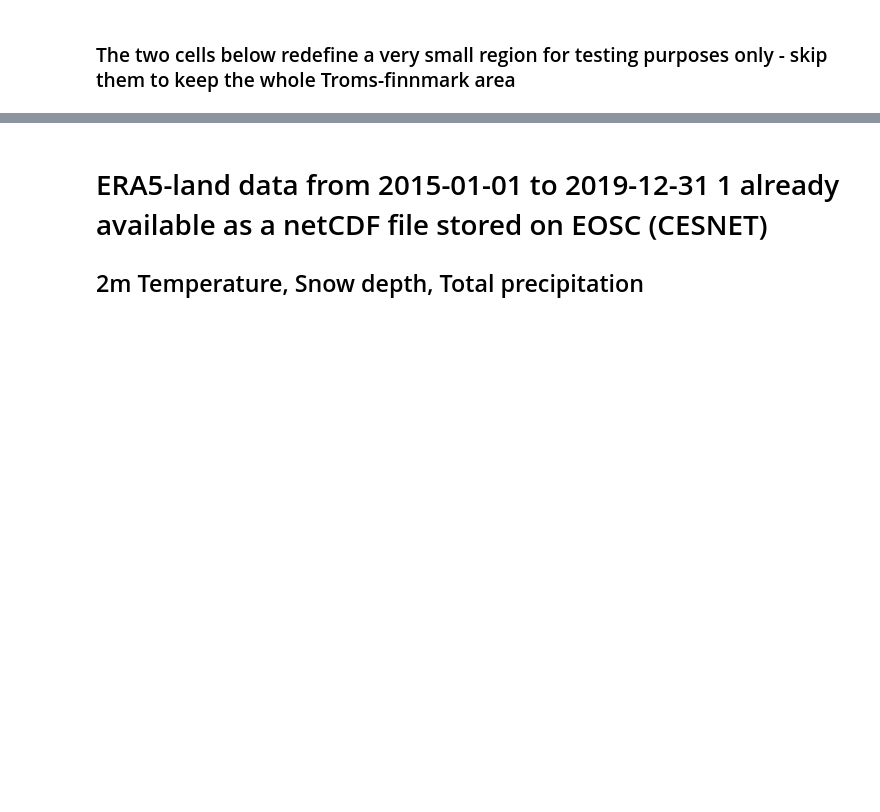
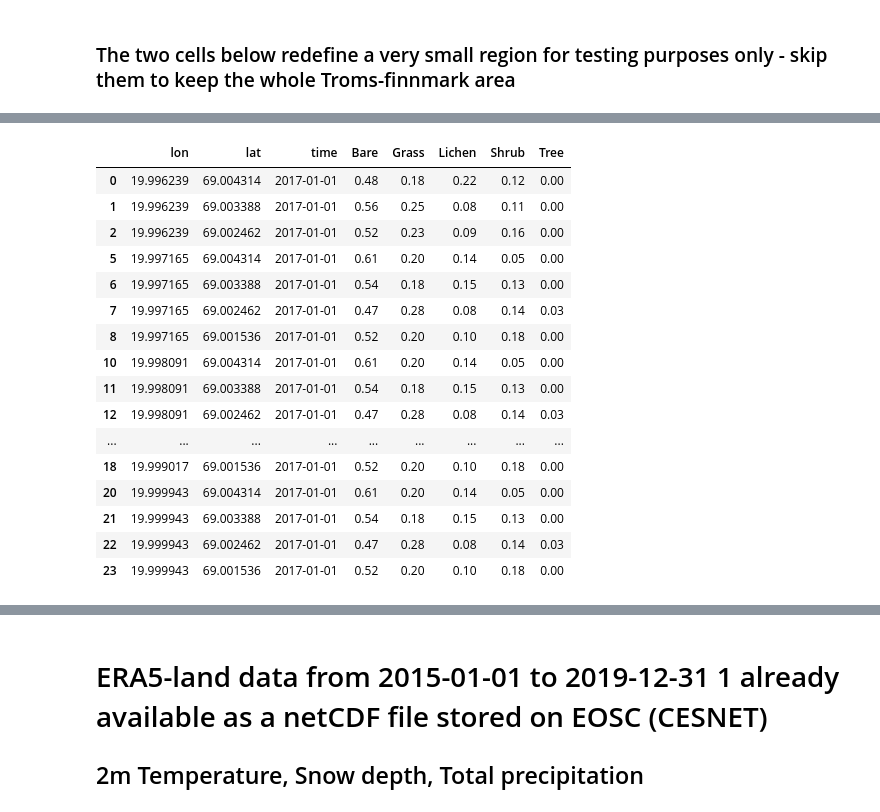
Before and after one commit to j34ni/Vegetation_in_Troms_and_Finnmark, a Jupyter notebook: finn.ipynb, the cells around one changed output, grey strips where cells are left out. Drawn from its saved outputs; the diff is of its cells as text; code cells hidden in the pictures; blank space fills up the shorter version.

```diff
--- a/finn.ipynb
+++ b/finn.ipynb
@@ -78,0 +188,6 @@ df = df.dropna(subset=['MossLichen_CoverFraction_layer'])
+# %%
+df = df.loc[(df['Lichen'] > 0) & (df['Lichen'] <= 100)]
+# %%
+for col in ["Bare", "Grass", "Lichen", "Shrub", "Tree"]:
+    print(col)
+    df[col] = df[col].fillna(0)
@@ -78,0 +205,2 @@ df = df.dropna(subset=['MossLichen_CoverFraction_layer'])
+# %%
+df["tot"]  = (df['Bare'] + df['Grass'] + df['Lichen'] + df['Shrub'] + df['Tree'])
@@ -78,0 +213,4 @@ df = df.dropna(subset=['MossLichen_CoverFraction_layer'])
+# %%
+for col in ["Bare", "Grass", "Lichen", "Shrub", "Tree"]:
+    print(col)
+    df[col] = df[col] / df["tot"]
@@ -79,2 +228,23 @@ df = df.dropna(subset=['MossLichen_CoverFraction_layer'])
+# %%
+df = df.drop(["tot"], axis=1)
+df
+# %% [output]
+|  | lon | lat | time | Bare | Grass | Lichen | Shrub | Tree |
+| 0 | 19.996239 | 69.004314 | 2017-01-01 | 0.48 | 0.18 | 0.22 | 0.12 | 0.00 |
+| 1 | 19.996239 | 69.003388 | 2017-01-01 | 0.56 | 0.25 | 0.08 | 0.11 | 0.00 |
+| 2 | 19.996239 | 69.002462 | 2017-01-01 | 0.52 | 0.23 | 0.09 | 0.16 | 0.00 |
+| 5 | 19.997165 | 69.004314 | 2017-01-01 | 0.61 | 0.20 | 0.14 | 0.05 | 0.00 |
+| 6 | 19.997165 | 69.003388 | 2017-01-01 | 0.54 | 0.18 | 0.15 | 0.13 | 0.00 |
+| 7 | 19.997165 | 69.002462 | 2017-01-01 | 0.47 | 0.28 | 0.08 | 0.14 | 0.03 |
+| 8 | 19.997165 | 69.001536 | 2017-01-01 | 0.52 | 0.20 | 0.10 | 0.18 | 0.00 |
+| 10 | 19.998091 | 69.004314 | 2017-01-01 | 0.61 | 0.20 | 0.14 | 0.05 | 0.00 |
+| 11 | 19.998091 | 69.003388 | 2017-01-01 | 0.54 | 0.18 | 0.15 | 0.13 | 0.00 |
+| 12 | 19.998091 | 69.002462 | 2017-01-01 | 0.47 | 0.28 | 0.08 | 0.14 | 0.03 |
+| ... | ... | ... | ... | ... | ... | ... | ... | ... |
+| 18 | 19.999017 | 69.001536 | 2017-01-01 | 0.52 | 0.20 | 0.10 | 0.18 | 0.00 |
+| 20 | 19.999943 | 69.004314 | 2017-01-01 | 0.61 | 0.20 | 0.14 | 0.05 | 0.00 |
+| 21 | 19.999943 | 69.003388 | 2017-01-01 | 0.54 | 0.18 | 0.15 | 0.13 | 0.00 |
+| 22 | 19.999943 | 69.002462 | 2017-01-01 | 0.47 | 0.28 | 0.08 | 0.14 | 0.03 |
+| 23 | 19.999943 | 69.001536 | 2017-01-01 | 0.52 | 0.20 | 0.10 | 0.18 | 0.00 |
 # %%
 df
```
Also changed, not shown: parts of 27 cells of this notebook.
